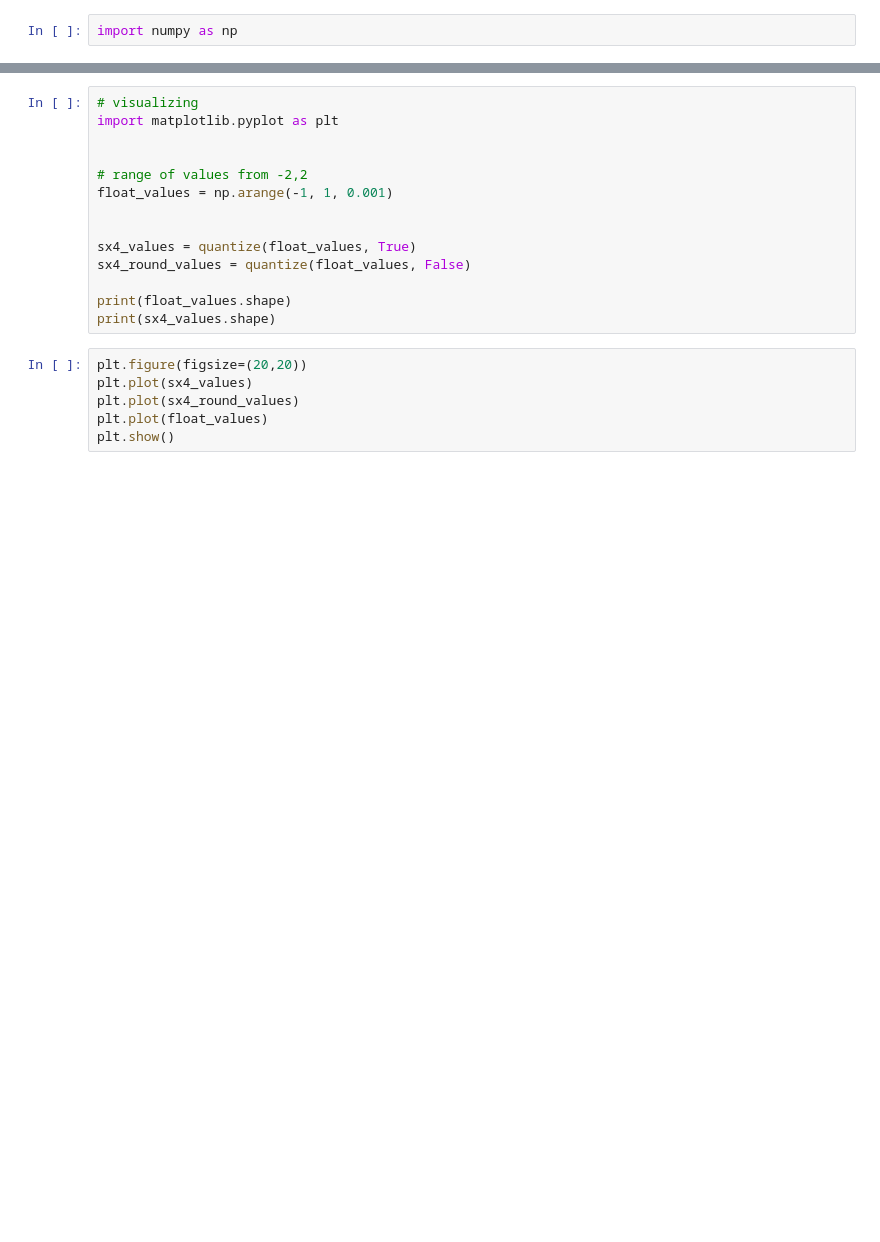
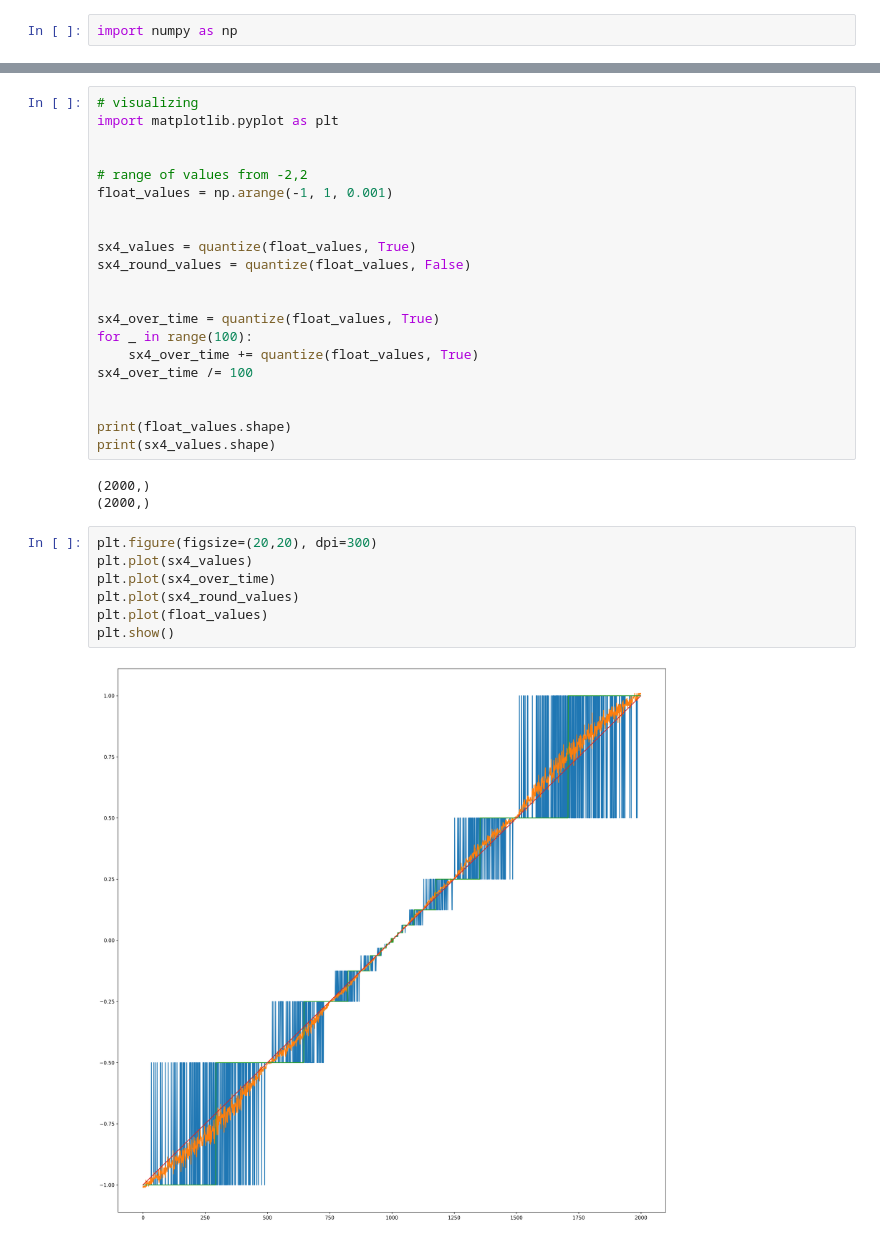
Before and after one commit to georgenardes/mlp_from_scratch, a Jupyter notebook: sx4_experiments.ipynb, the cells around one changed output, grey strips where cells are left out. Saved outputs shown, nothing was run; the diff lists cells and outputs as text; blank space fills up the shorter version.

```diff
--- a/sx4_experiments.ipynb
+++ b/sx4_experiments.ipynb
@@ -101,11 +127,24 @@ float_values = np.arange(-1, 1, 0.001)
 sx4_values = quantize(float_values, True)
 sx4_round_values = quantize(float_values, False)
 
+
+sx4_over_time = quantize(float_values, True)
+for _ in range(100):
+    sx4_over_time += quantize(float_values, True)
+sx4_over_time /= 100
+
+
 print(float_values.shape)
 print(sx4_values.shape)
+# %% [output]
+(2000,)
+(2000,)
 # %%
-plt.figure(figsize=(20,20))
+plt.figure(figsize=(20,20), dpi=300)
 plt.plot(sx4_values)
+plt.plot(sx4_over_time)
 plt.plot(sx4_round_values)
 plt.plot(float_values)
 plt.show()
+# %% [output]
+[figure, added]
```
Also changed, not shown: parts of 3 cells of this notebook, 5 other files.
